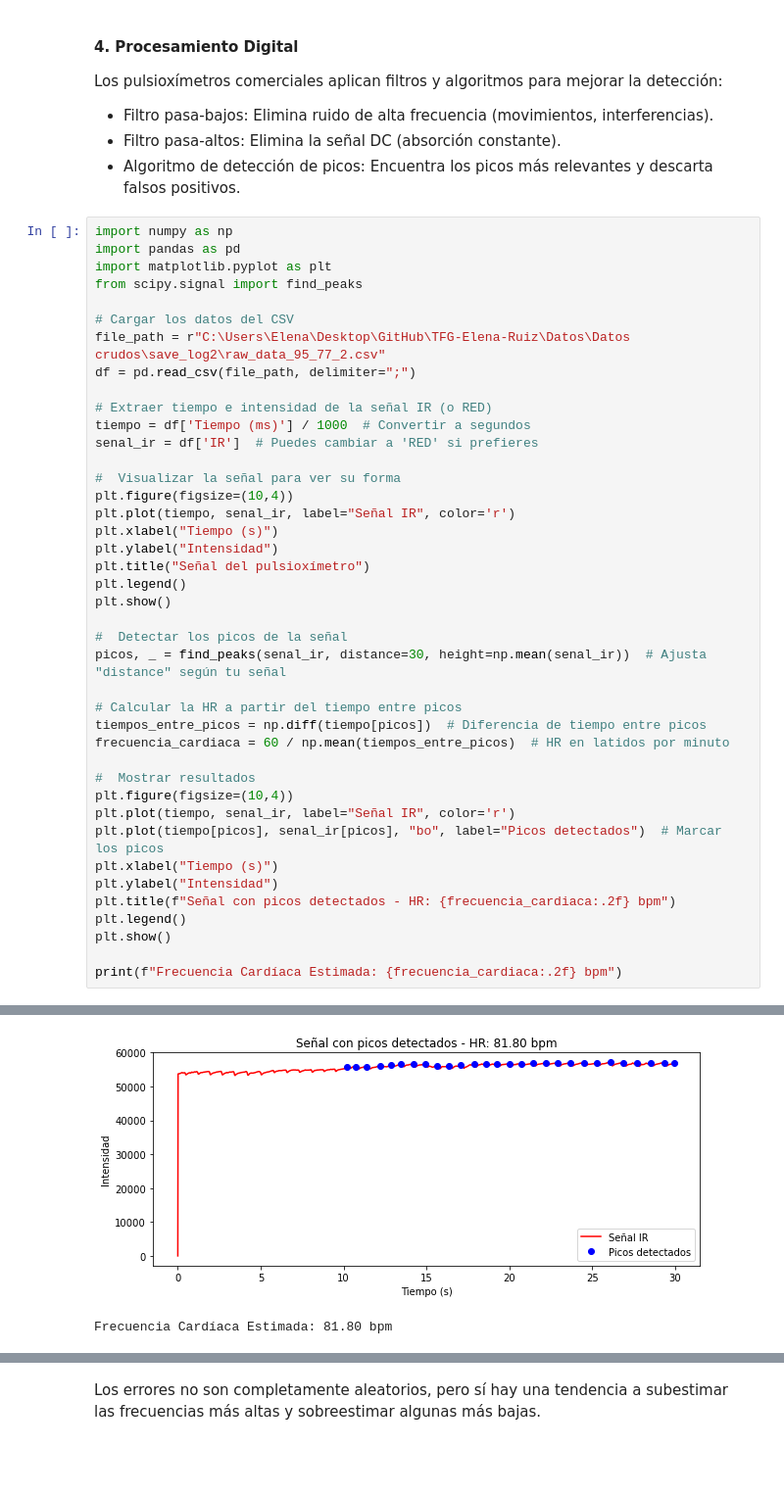
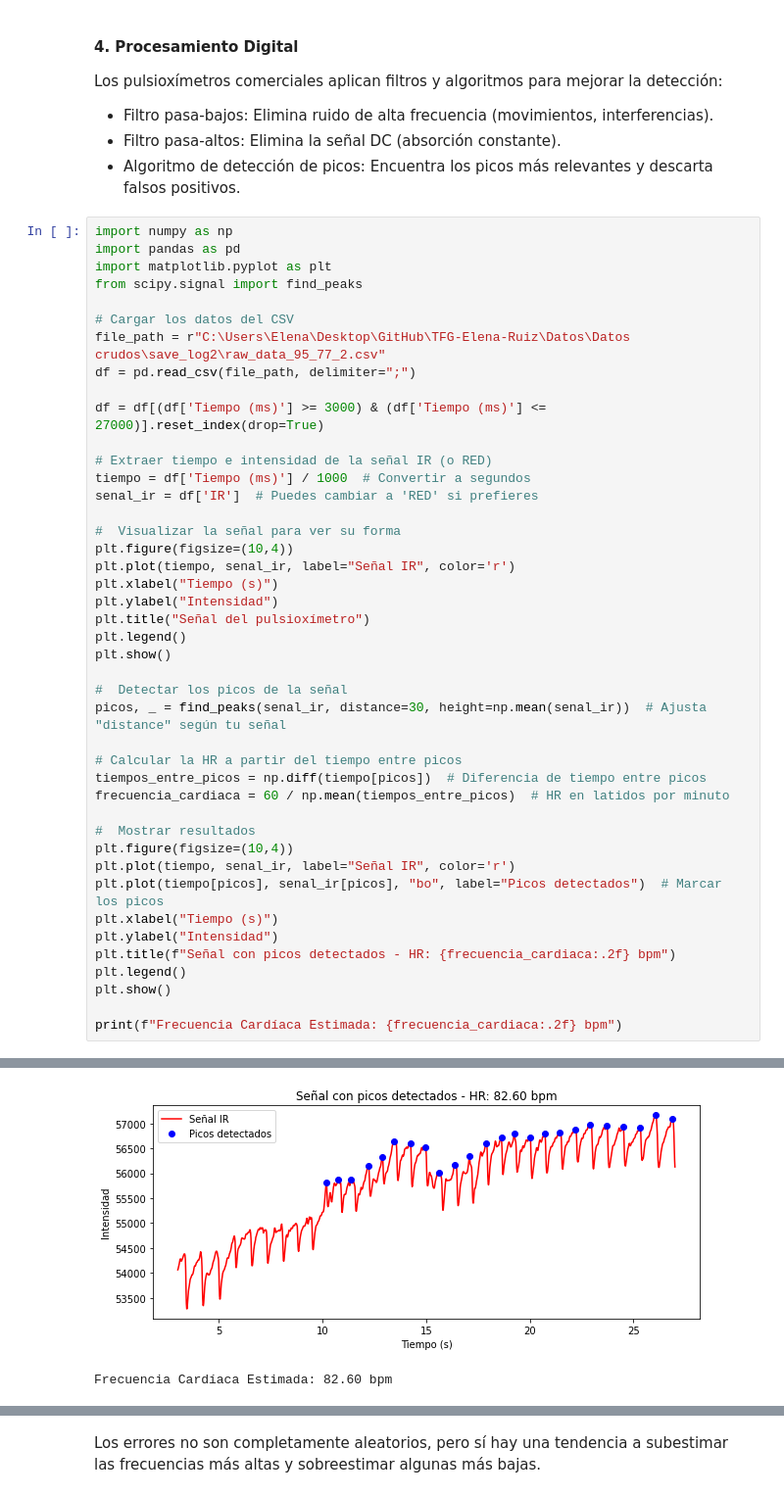
Before and after one commit to ElenaRuizMoreno/TFG-Elena-Ruiz, a Jupyter notebook: Código/procesamiento/Pulsi_comercial.ipynb, the cells around one changed output, grey strips where cells are left out. Shown at 98% size. Cells and saved outputs as stored; diff of their text form; blank space fills up the shorter version.

```diff
--- a/Código/procesamiento/Pulsi_comercial.ipynb
+++ b/Código/procesamiento/Pulsi_comercial.ipynb
@@ -50,6 +50,8 @@ from scipy.signal import find_peaks
 # Cargar los datos del CSV
 file_path = r"C:\Users\Elena\Desktop\GitHub\TFG-Elena-Ruiz\Datos\Datos crudos\save_log2\raw_data_95_77_2.csv"
 df = pd.read_csv(file_path, delimiter=";")
+
+df = df[(df['Tiempo (ms)'] >= 3000) & (df['Tiempo (ms)'] <= 27000)].reset_index(drop=True)
 
 # Extraer tiempo e intensidad de la señal IR (o RED)
 tiempo = df['Tiempo (ms)'] / 1000  # Convertir a segundos
@@ -87,5 +89,5 @@ print(f"Frecuencia Cardíaca Estimada: {frecuencia_cardiaca:.2f} bpm")
-[figure, old version]
+[figure, new version]
-Frecuencia Cardíaca Estimada: 81.80 bpm
+Frecuencia Cardíaca Estimada: 82.60 bpm
 # %%
 import numpy as np
 import pandas as pd
```
Also changed, not shown: parts of 5 cells of this notebook, 7 other files.
